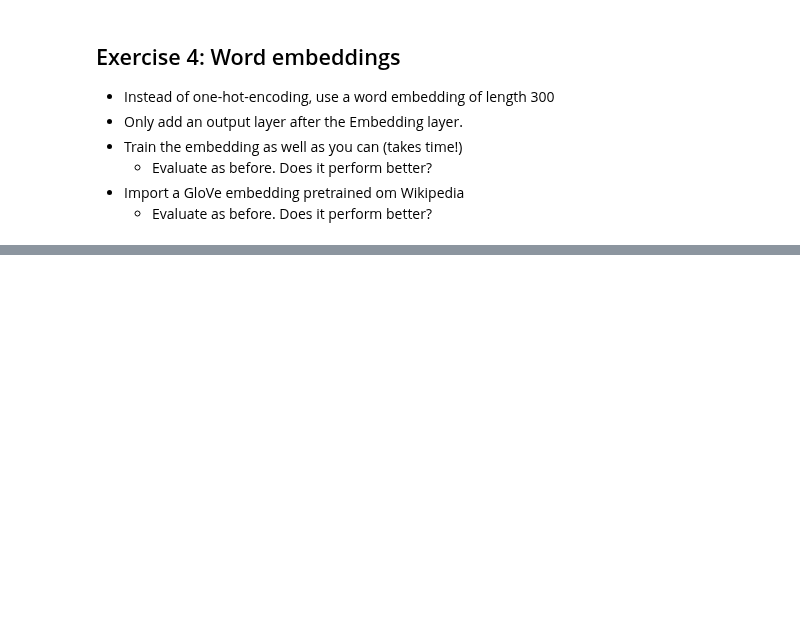
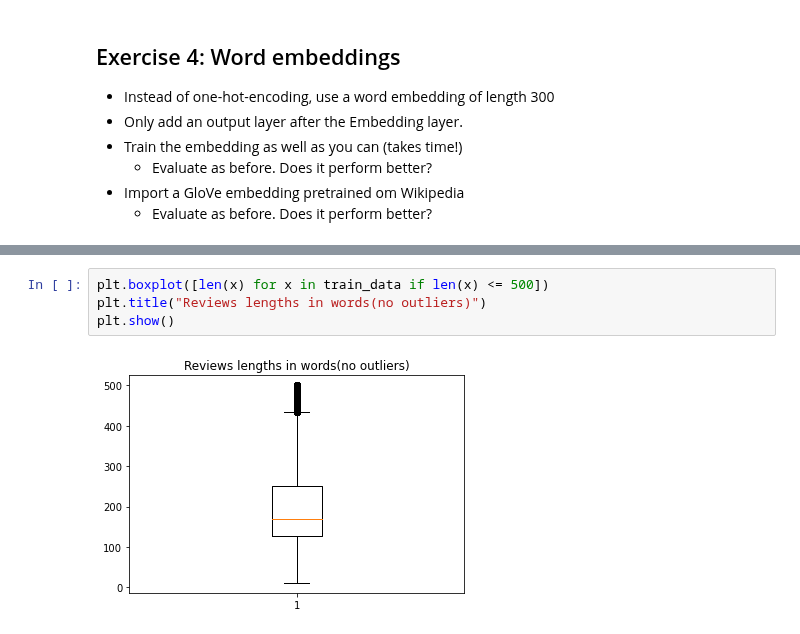
Before and after one commit to gekas145/tue-ml-course, a Jupyter notebook: labs/Lab 7b - Neural Networks for text.ipynb, the cells around one changed output, grey strips where cells are left out. Drawn from its saved outputs; the diff is of its cells as text; blank space fills up the shorter version.

```diff
--- a/labs/Lab 7b - Neural Networks for text.ipynb
+++ b/labs/Lab 7b - Neural Networks for text.ipynb
@@ -515,0 +576,6 @@ model2.evaluate(x_test, y_test)
+# %%
+plt.boxplot([len(x) for x in train_data if len(x) <= 500])
+plt.title("Reviews lengths in words(no outliers)")
+plt.show()
+# %% [output]
+[figure, added]
```
Also changed, not shown: parts of 26 cells of this notebook.
